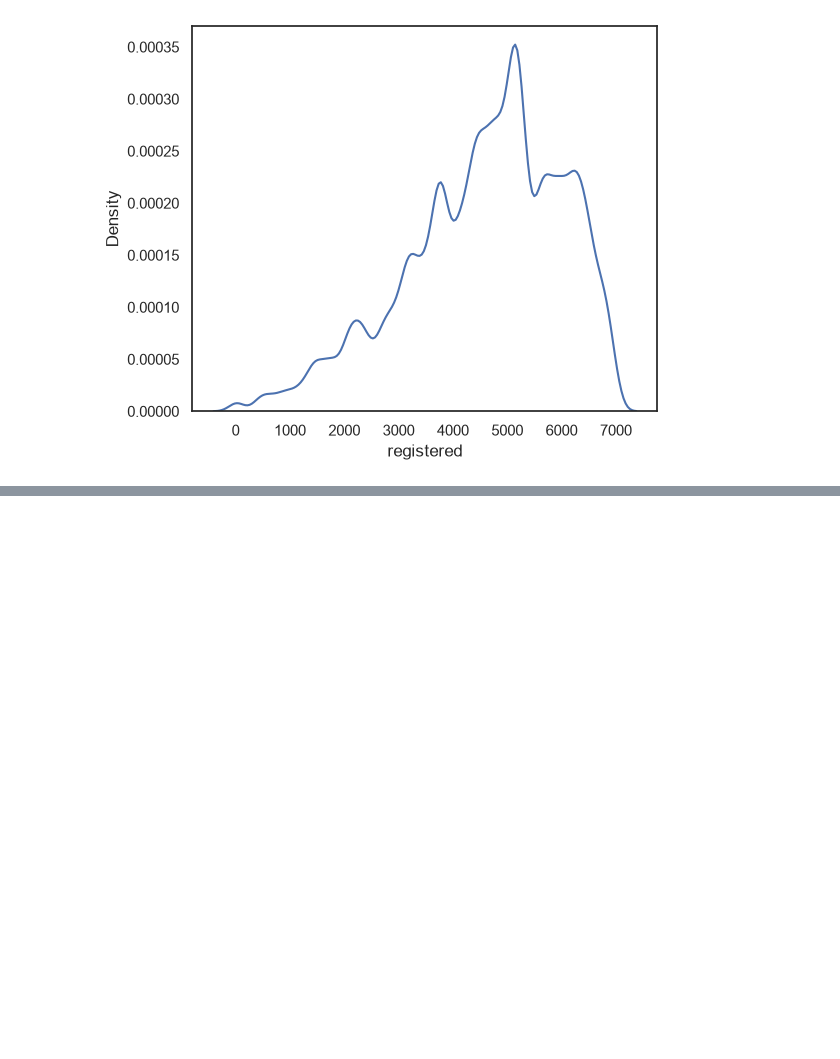
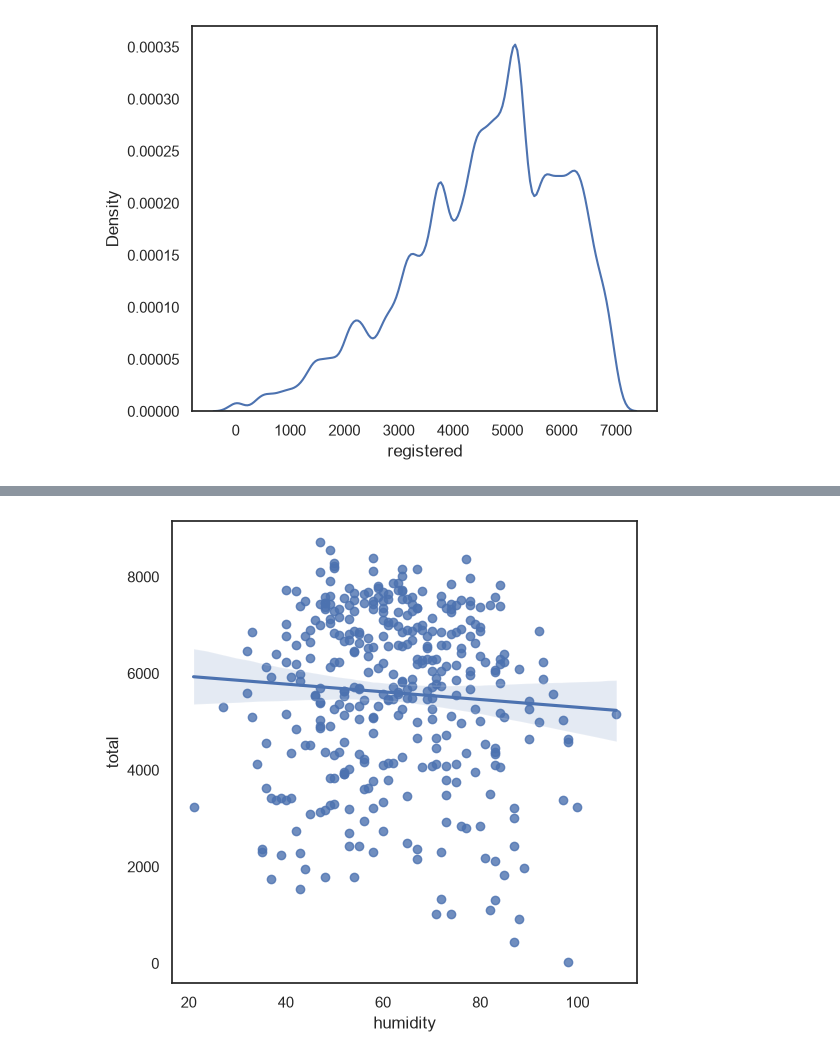
Before and after one commit to hyeonn31/Python_Study, a Jupyter notebook: 10. seaborn_Capital Bike Share.ipynb, the cells around one changed output, grey strips where cells are left out. Cells and saved outputs as stored; diff of their text form; code cells hidden in the pictures; blank space fills up the shorter version.

```diff
--- a/10. seaborn_Capital Bike Share.ipynb
+++ b/10. seaborn_Capital Bike Share.ipynb
@@ -375,0 +421,12 @@ sns.kdeplot(data=df, x='registered',bw_method=0.1)
+# %%
+# [습도(humidity) vs 대여 건수]
+# 이 그래프에서 보면
+#   - 선이 거의 평평함 → 습도와 대여 건수는 직선 관계가 거의 없음 (상관계수 -0.07)
+#   - 하지만 '아무 관계도 없다'는 뜻은 아님! 습도 40~80 에서는 평균 약 5,800~5,900건으로 많고,
+#     너무 건조하거나(40 이하, 약 4,700건) 너무 습하면(80 초과, 약 4,500건) 줄어듦 → 가운데가 볼록한 곡선 관계
+#   - 피어슨 상관계수는 '직선' 관계만 잡아내기 때문에 이런 곡선 관계는 0 에 가깝게 나옴
+#     → 상관계수만 믿지 말고 꼭 그래프로 같이 확인해야 하는 이유
+sns.regplot(data=df, x='humidity', y='total')
+plt.show()
+# %% [output]
+[figure, added]
```
Also changed, not shown: parts of 9 cells of this notebook, 15 other files.
